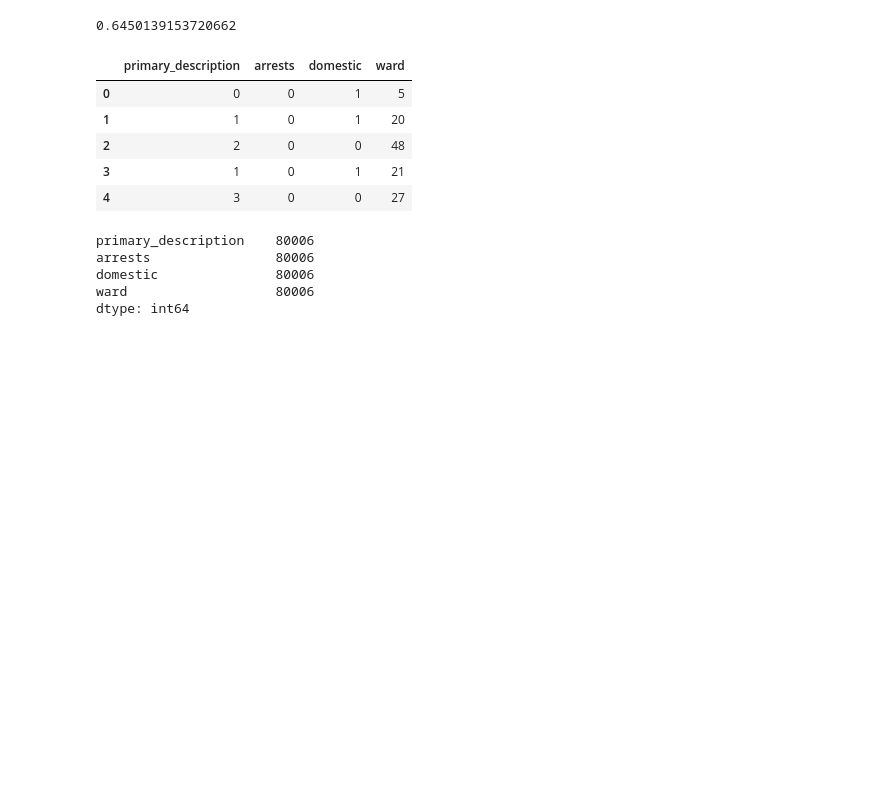
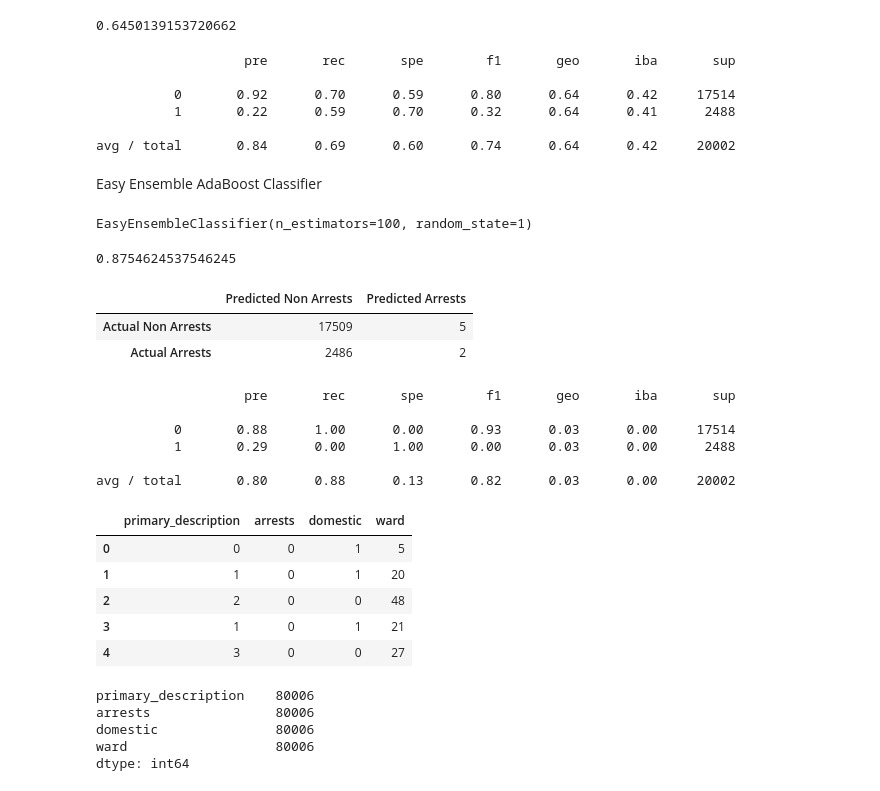
Before and after one commit to ninagoodwin88/Final-Project, a Jupyter notebook: docs/subfolder/Chicago_machine_learning.ipynb, the cells around one changed output. Saved outputs shown, nothing was run; the diff lists cells and outputs as text; code cells hidden in the pictures; blank space fills up the shorter version.

```diff
--- a/docs/subfolder/Chicago_machine_learning.ipynb
+++ b/docs/subfolder/Chicago_machine_learning.ipynb
@@ -153,6 +153,59 @@ from sklearn.metrics import balanced_accuracy_score
 balanced_accuracy_score(y_test, y_preds)
 # %% [output]
 0.6450139153720662
+# %%
+from imblearn.metrics import classification_report_imbalanced
+
+print(classification_report_imbalanced(y_test, y_preds))
+# %% [output]
+                   pre       rec       spe        f1       geo       iba       sup
+
+          0       0.92      0.70      0.59      0.80      0.64      0.42     17514
+          1       0.22      0.59      0.70      0.32      0.64      0.41      2488
+
+avg / total       0.84      0.69      0.60      0.74      0.64      0.42     20002
+# %% [markdown]
+Easy Ensemble AdaBoost Classifier
+# %%
+
+# Train the EasyEnsembleClassifier
+from imblearn.ensemble import EasyEnsembleClassifier
+
+eec = EasyEnsembleClassifier(n_estimators=100, random_state=1)
+eec.fit(X_train, y_train)
+# %% [output]
+EasyEnsembleClassifier(n_estimators=100, random_state=1)
+# %%
+# Calculated the balanced accuracy score
+from sklearn.metrics import accuracy_score
+
+acc_score2 = accuracy_score(y_test, y_pred)
+print(acc_score2)
+# %% [output]
+0.8754624537546245
+# %%
+# Display the confusion matrix
+from sklearn.metrics import confusion_matrix, classification_report
+matrix_3 = confusion_matrix(y_test, y_pred)
+cm_df = pd.DataFrame(
+    matrix_3, index=["Actual Non Arrests", "Actual Arrests"], columns=["Predicted Non Arrests", "Predicted Arrests"])
+cm_df
+# %% [output]
+|  | Predicted Non Arrests | Predicted Arrests |
+| Actual Non Arrests | 17509 | 5 |
+| Actual Arrests | 2486 | 2 |
+# %%
+# Print the imbalanced classification report
+from imblearn.metrics import classification_report_imbalanced
+
+print(classification_report_imbalanced(y_test, y_pred))
+# %% [output]
+                   pre       rec       spe        f1       geo       iba       sup
+
+          0       0.88      1.00      0.00      0.93      0.03      0.00     17514
+          1       0.29      0.00      1.00      0.00      0.03      0.00      2488
+
+avg / total       0.80      0.88      0.13      0.82      0.03      0.00     20002
 # %%
 crime_cluster = notes.drop(axis=0,columns=['case_no','date_of_occurrence'])
 crime_cluster.head()
```
Also changed, not shown: parts of 18 cells of this notebook.
